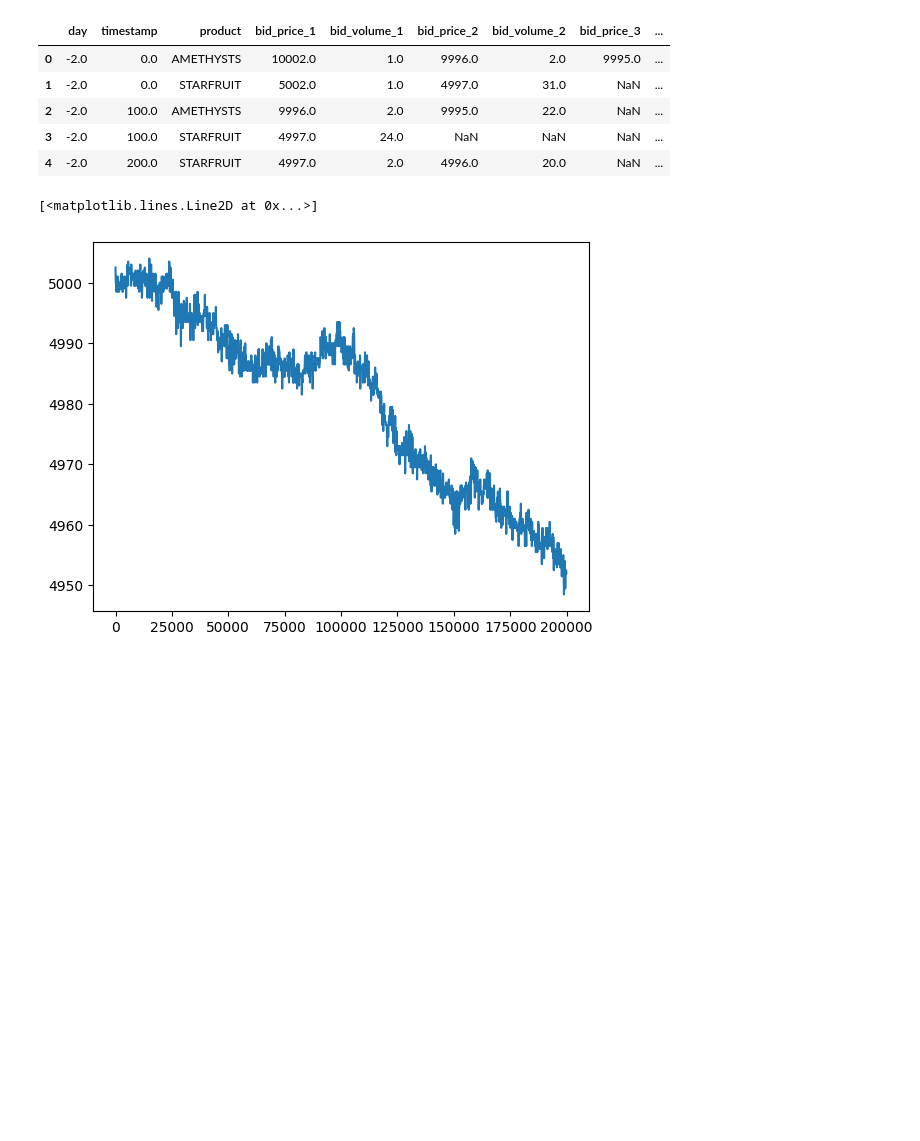
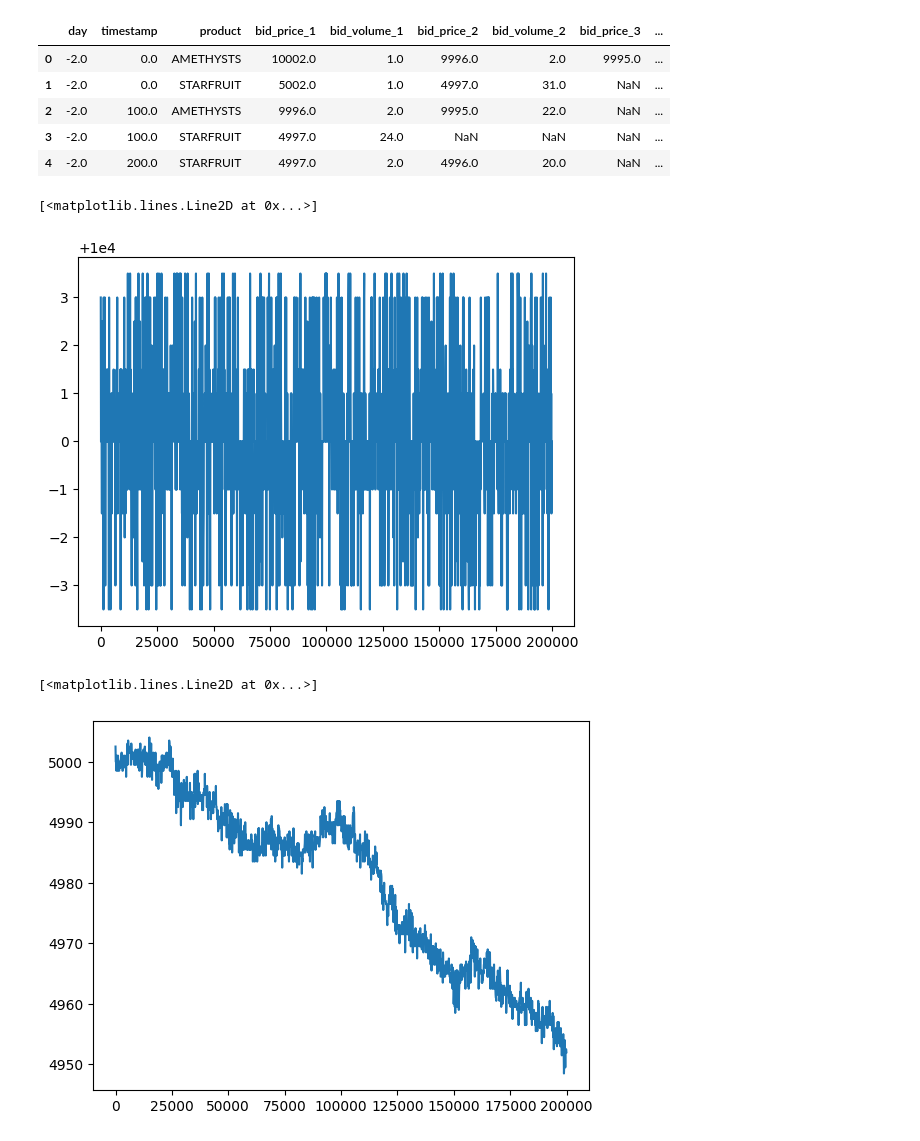
Before and after one commit to JohnBohnam/Mamonandia, a Jupyter notebook: data_analisys.ipynb, the cells around one changed output. Saved outputs shown, nothing was run; the diff lists cells and outputs as text; code cells hidden in the pictures; blank space fills up the shorter version.

```diff
--- a/data_analisys.ipynb
+++ b/data_analisys.ipynb
@@ -15,6 +15,11 @@ data.head()
 # %%
 starfruit_data = data[data['product'] == 'STARFRUIT']
 amethyst_data = data[data['product'] == 'AMETHYSTS']
+# %%
+plt.plot(amethyst_data['timestamp'], amethyst_data['mid_price'])
+# %% [output]
+[<matplotlib.lines.Line2D at 0x...>]
+[figure, added]
 # %%
 plt.plot(starfruit_data['timestamp'], starfruit_data['mid_price'])
 # %% [output]
```
Also changed, not shown: parts of 7 cells of this notebook, 3 other files.
